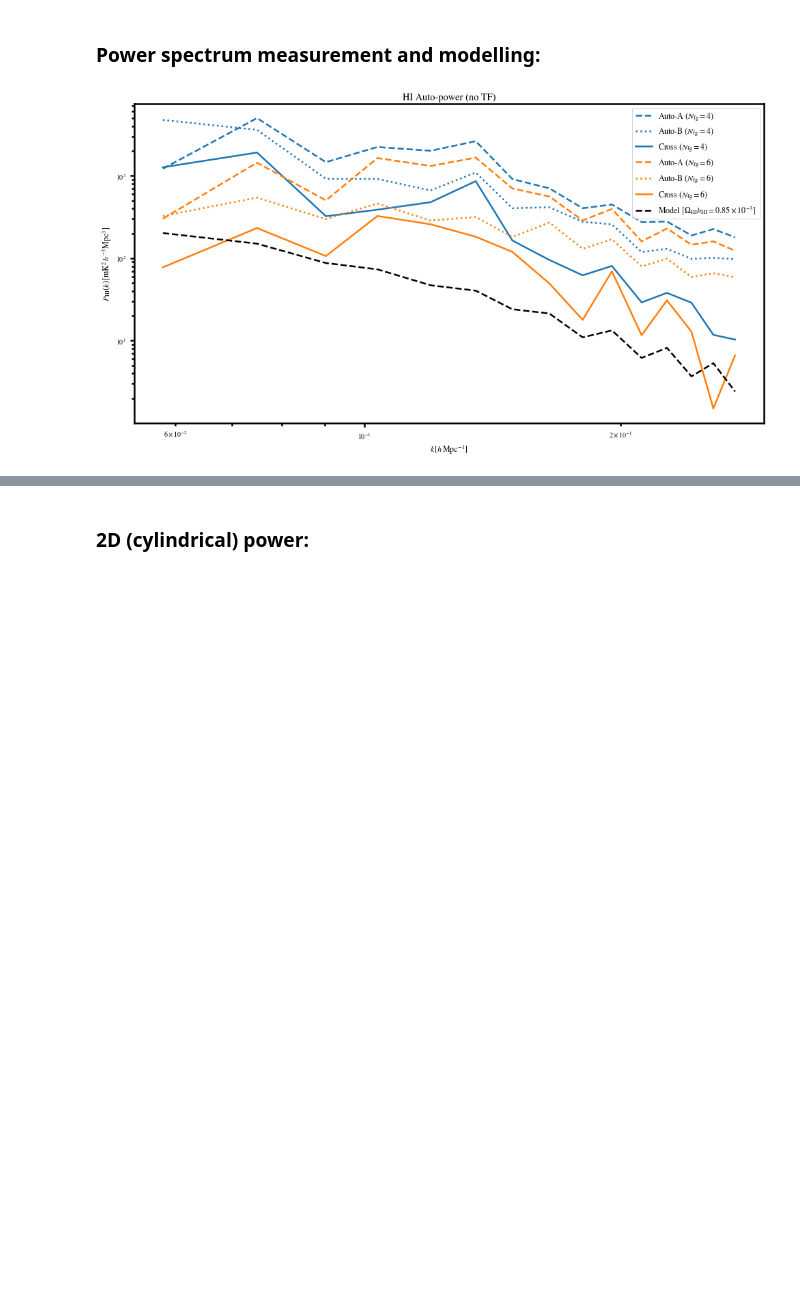
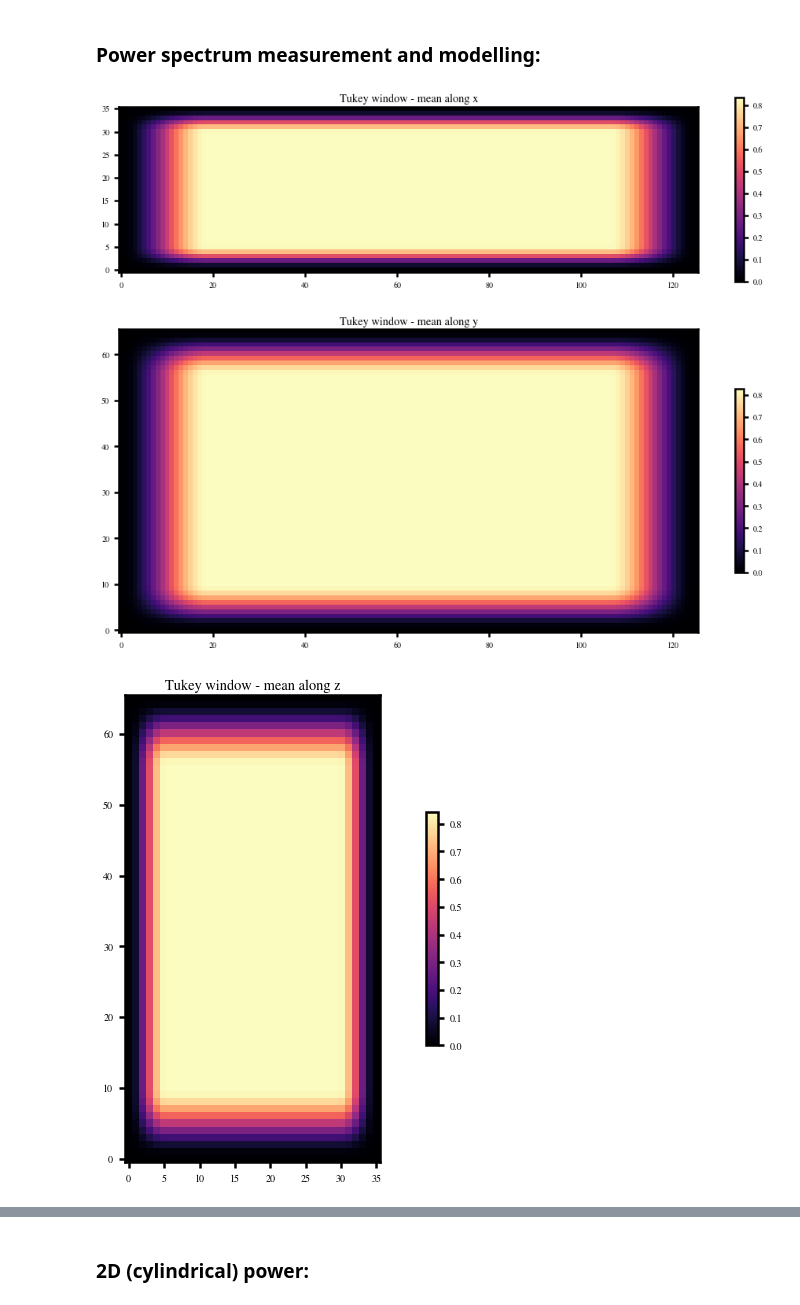
Before and after one commit to meerklass/meerpower, a Jupyter notebook: 2021Lband/autopower/pkpipe.ipynb, the cells around one changed output, grey strips where cells are left out. Drawn from its saved outputs; the diff is of its cells as text; code cells hidden in the pictures; blank space fills up the shorter version.

Commit message:
implmented Tukey tapering windows

```diff
--- a/2021Lband/autopower/pkpipe.ipynb
+++ b/2021Lband/autopower/pkpipe.ipynb
@@ -46,8 +47,7 @@ matplotlib.rcParams['figure.figsize'] = (16, 8)
 # Read-in some level6 data just to obtain coordinates:
 filestem = '/idia/projects/hi_im/raw_vis/MeerKLASS2021/level6/0.3/sigma_3/data/'
 map_file = filestem + 'Nscan966_Tsky_cube_p0.3d_sigma3.0_iter2.fits'
-counts_file = filestem + 'Nscan966_Npix_count_cube_p0.3d_sigma3.0_iter2.fits'
-null0,null1,null2,null3,dims,ra,dec,nu,wproj = Init.ReadIn(map_file,counts_file)
+null0,null1,null2,null3,dims,ra,dec,nu,wproj = Init.ReadIn(map_file)
 
 ######################################################################
 ############## CHOSE LEVEL 5 MAPS TO ANALYSE HERE: ###################
@@ -105,7 +105,6 @@ Pmod = cosmo.GetModelPk(zeff)
 f = cosmo.f(zeff)
 sig_v = 0
 b_HI = 1.5
-OmegaHI = 1.333333e-3
 OmegaHIbHI = 0.85e-3 # MKxWiggleZ constraint
 OmegaHI = OmegaHIbHI/b_HI
 import HItools
@@ -195,43 +194,67 @@ import power # All power spectrum calculations performed in this script
 import model
 nkbin = 15
 kmin,kmax = 0.05,0.28
 kbins = np.linspace(kmin,kmax,nkbin+1) # k-bin edges [using linear binning]
 nx,ny,nz = np.shape(MKmap_A)
 
-doBlackman = False # Blackman window function to apply to maps and weights to taper edges along z direction
-if doBlackman==True: blackman = np.reshape( np.tile(np.blackman(nz), (nx,ny)) , (nx,ny,nz) ) # Blackman function along every LoS
-else: blackman = 1
-
 import grid # use this for going from (ra,dec,freq)->(x,y,z) Cartesian-comoving grid
 nx_rg,ny_rg,nz_rg = int(nx/2),int(ny/2),int(nz/2) # number of pixels in Comoving space to grid to
 ndim = nx_rg,ny_rg,nz_rg
 
+doWindow = True # Implement window functions to apply to maps and weights to taper edges
+tukey_alpha = 0.3 # fraction of the window inside the cosine tapered region: https://docs.scipy.org/doc/scipy/reference/generated/scipy.signal.windows.tukey.html
+if doWindow==True:
+    window_x = np.tile(signal.windows.tukey(nx_rg,tukey_alpha)[:,np.newaxis,np.newaxis],(1,ny_rg,nz_rg))
+    window_y = np.tile(signal.windows.tukey(ny_rg,tukey_alpha)[np.newaxis,:,np.newaxis],(nx_rg,1,nz_rg))
+    #window_x = 1
+    #window_y = 1
+    window_z = np.tile(signal.windows.tukey(nz_rg,tukey_alpha)[np.newaxis,np.newaxis,:],(nx_rg,ny_rg,1))
+    #window_z = np.tile(np.blackman(nz_rg)[np.newaxis,np.newaxis,:],(nx_rg,ny_rg,1)) # optional blackman along z instead of Tukey - Blackman more "aggressive"
+    window = window_x*window_y*window_z # combine all windows into 3D taper
+    plt.imshow(np.mean(window,0))
+    plt.colorbar(shrink=0.5)
+    plt.title('Tukey window - mean along x')
+    plt.figure()
+    plt.imshow(np.mean(window,1))
+    plt.colorbar(shrink=0.5)
+    plt.title('Tukey window - mean along y')
+    plt.figure()
+    plt.imshow(np.mean(window,2))
+    plt.colorbar(shrink=0.5)
+    plt.title('Tukey window - mean along z')
+    plt.figure()
+else: window = 1
+
 N_fgs = [4,6]
-colors = ['tab:blue','tab:orange','tab:red']
+colors = ['tab:blue', 'tab:orange', 'tab:green', 'tab:red', 'tab:purple', 'tab:brown', 'tab:pink', 'tab:gray']
 for i in range(len(N_fgs)):
     MKmap_clean_A = foreground.PCAclean(MKmap_A,N_fg=N_fgs[i],W=W_A,w=None)
     MKmap_clean_B = foreground.PCAclean(MKmap_B,N_fg=N_fgs[i],W=W_B,w=None)
-    MKmap_clean_rg_A,dims,dims0 = grid.comoving(blackman*MKmap_clean_A,ra,dec,nu,W=W_A,ndim=ndim)
-    MKmap_clean_rg_B,dims,dims0 = grid.comoving(blackman*MKmap_clean_B,ra,dec,nu,W=W_B,ndim=ndim)
-    w_rg_A,dims,dims0 = grid.comoving(blackman*w_A,ra,dec,nu,W=W_A,ndim=ndim)
-    w_rg_B,dims,dims0 = grid.comoving(blackman*w_B,ra,dec,nu,W=W_B,ndim=ndim)
-    W_rg_A,dims,dims0 = grid.comoving(blackman*W_A,ra,dec,nu,W=W_A,ndim=ndim)
-    W_rg_B,dims,dims0 = grid.comoving(blackman*W_B,ra,dec,nu,W=W_B,ndim=ndim)
+    MKmap_clean_rg_A,dims,dims0 = grid.comoving(MKmap_clean_A,ra,dec,nu,W=W_A,ndim=ndim)
+    MKmap_clean_rg_B,dims,dims0 = grid.comoving(MKmap_clean_B,ra,dec,nu,W=W_B,ndim=ndim)
+    w_rg_A,dims,dims0 = grid.comoving(w_A,ra,dec,nu,W=W_A,ndim=ndim)
+    w_rg_B,dims,dims0 = grid.comoving(w_B,ra,dec,nu,W=W_B,ndim=ndim)
+    W_rg_A,dims,dims0 = grid.comoving(W_A,ra,dec,nu,W=W_A,ndim=ndim)
+    W_rg_B,dims,dims0 = grid.comoving(W_B,ra,dec,nu,W=W_B,ndim=ndim)
     lx,ly,lz,nx_rg,ny_rg,nz_rg = dims
+    # Multiply Tukey taper window by all maps that undergo Fourier transforms
+    MKmap_clean_rg_A,MKmap_clean_rg_B,w_rg_A,w_rg_B,W_rg_A,W_rg_B = window*MKmap_clean_rg_A,window*MKmap_clean_rg_B,window*w_rg_A,window*w_rg_B,window*W_rg_A,window*W_rg_B
     # Measure and plot power spectrum:
     Pk_A,k,nmodes = power.Pk(MKmap_clean_rg_A,MKmap_clean_rg_A,dims,kbins,corrtype='HIauto',w1=w_rg_A,w2=w_rg_A,W1=W_rg_A,W2=W_rg_A)
     Pk_B,k,nmodes = power.Pk(MKmap_clean_rg_B,MKmap_clean_rg_B,dims,kbins,corrtype='HIauto',w1=w_rg_B,w2=w_rg_B,W1=W_rg_B,W2=W_rg_B)
     Pk_AB,k,nmodes = power.Pk(MKmap_clean_rg_A,MKmap_clean_rg_B,dims,kbins,corrtype='HIauto',w1=w_rg_A,w2=w_rg_B,W1=W_rg_A,W2=W_rg_B)
     plt.plot(k,Pk_A,label=r'Auto-A ($N_{\rm fg}=%s$)'%N_fgs[i],ls='--',color=colors[i])
     plt.plot(k,Pk_B,label=r'Auto-B ($N_{\rm fg}=%s$)'%N_fgs[i],ls=':',color=colors[i])
     plt.plot(k,Pk_AB,label=r'Cross ($N_{\rm fg}=%s$)'%N_fgs[i],color=colors[i])
 pkmod,k = model.PkMod(Pmod,dims,kbins,b_HI,b_HI,f,sig_v,Tbar1=Tbar,Tbar2=Tbar,r=1,R_beam1=R_beam,R_beam2=R_beam,w1=w_rg_A,w2=w_rg_B,W1=W_rg_A,W2=W_rg_B,interpkbins=True,MatterRSDs=True,gridinterp=True)[0:2]
 plt.plot(k,pkmod,color='black',ls='--',label=r'Model [$\Omega_{\rm HI}b_{\rm HI} = %s \times 10^{-3}]$'%np.round(OmegaHI*b_HI*1e3,2))
 plt.loglog()
-plt.legend(fontsize=12,loc='upper right')
+plt.legend(fontsize=12,loc='upper left',bbox_to_anchor=[1,1])
 plt.title('HI Auto-power (no TF)')
 plt.xlabel(r'$k\,[h\,{\rm Mpc}^{-1}]$')
 plt.ylabel(r'$P_{\rm HI}(k)\,[{\rm mK}^2\,h^{-3}{\rm Mpc}^{3}]$')
 plt.show()
 # %% [output]
-[figure, old version]
+[figure, new version]
+[figure, added]
+[figure, added]
```
Also changed, not shown: parts of 5 cells of this notebook.
